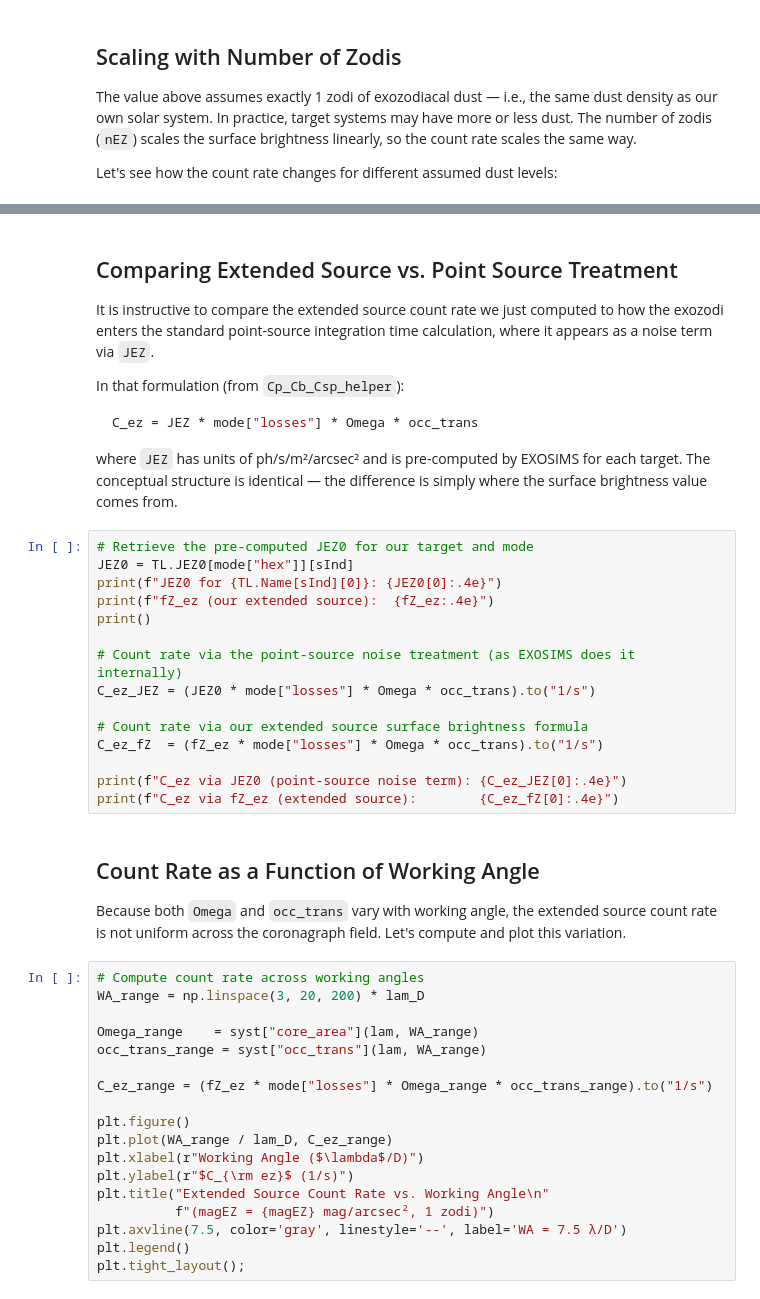
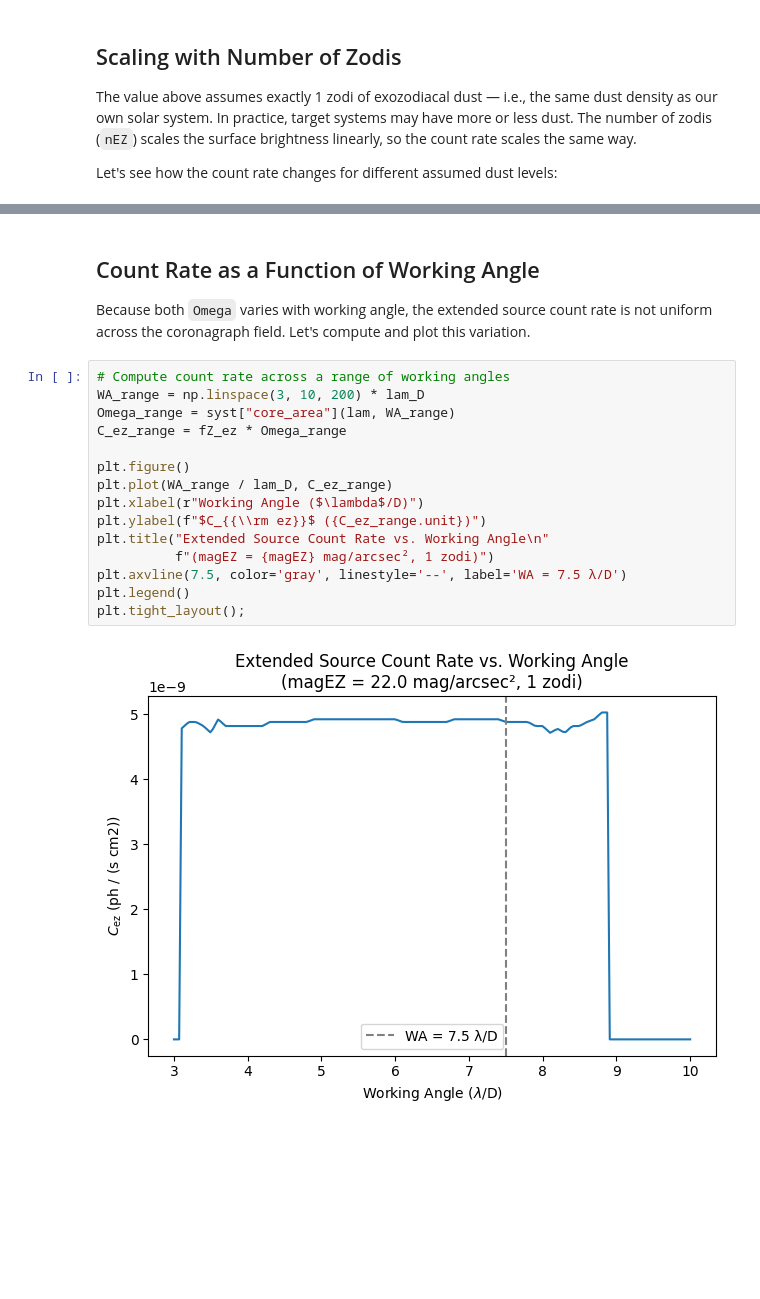
Before and after one commit to Hovik-Grigoryan/corgietc, a Jupyter notebook: Notebooks/09_Simulating_Extended_Source.ipynb, the cells around one changed output, grey strips where cells are left out. Drawn from its saved outputs; the diff is of its cells as text; blank space fills up the shorter version.

````diff
--- a/Notebooks/09_Simulating_Extended_Source.ipynb
+++ b/Notebooks/09_Simulating_Extended_Source.ipynb
@@ -268,47 +237,21 @@ NameError: name 'Obs' is not defined
-# %% [markdown]
-## Comparing Extended Source vs. Point Source Treatment
-
-It is instructive to compare the extended source count rate we just computed to how the exozodi enters the standard point-source integration time calculation, where it appears as a noise term via `JEZ`.
-
-In that formulation (from `Cp_Cb_Csp_helper`):
-```python
-C_ez = JEZ * mode["losses"] * Omega * occ_trans
-```
-where `JEZ` has units of ph/s/m²/arcsec² and is pre-computed by EXOSIMS for each target. The conceptual structure is identical — the difference is simply where the surface brightness value comes from.
-# %%
-# Retrieve the pre-computed JEZ0 for our target and mode
-JEZ0 = TL.JEZ0[mode["hex"]][sInd]
-print(f"JEZ0 for {TL.Name[sInd][0]}: {JEZ0[0]:.4e}")
-print(f"fZ_ez (our extended source):  {fZ_ez:.4e}")
-print()
-
-# Count rate via the point-source noise treatment (as EXOSIMS does it internally)
-C_ez_JEZ = (JEZ0 * mode["losses"] * Omega * occ_trans).to("1/s")
-
-# Count rate via our extended source surface brightness formula
-C_ez_fZ  = (fZ_ez * mode["losses"] * Omega * occ_trans).to("1/s")
-
-print(f"C_ez via JEZ0 (point-source noise term): {C_ez_JEZ[0]:.4e}")
-print(f"C_ez via fZ_ez (extended source):        {C_ez_fZ[0]:.4e}")
 # %% [markdown]
 ## Count Rate as a Function of Working Angle
 
-Because both `Omega` and `occ_trans` vary with working angle, the extended source count rate is not uniform across the coronagraph field. Let's compute and plot this variation.
+Because both `Omega` varies with working angle, the extended source count rate is not uniform across the coronagraph field. Let's compute and plot this variation.
 # %%
-# Compute count rate across working angles
-WA_range = np.linspace(3, 20, 200) * lam_D
-
-Omega_range    = syst["core_area"](lam, WA_range)
-occ_trans_range = syst["occ_trans"](lam, WA_range)
-
-C_ez_range = (fZ_ez * mode["losses"] * Omega_range * occ_trans_range).to("1/s")
+# Compute count rate across a range of working angles
+WA_range = np.linspace(3, 10, 200) * lam_D
+Omega_range = syst["core_area"](lam, WA_range)
+C_ez_range = fZ_ez * Omega_range
 
 plt.figure()
 plt.plot(WA_range / lam_D, C_ez_range)
 plt.xlabel(r"Working Angle ($\lambda$/D)")
-plt.ylabel(r"$C_{\rm ez}$ (1/s)")
+plt.ylabel(f"$C_{{\\rm ez}}$ ({C_ez_range.unit})")
 plt.title("Extended Source Count Rate vs. Working Angle\n"
           f"(magEZ = {magEZ} mag/arcsec², 1 zodi)")
 plt.axvline(7.5, color='gray', linestyle='--', label='WA = 7.5 λ/D')
 plt.legend()
 plt.tight_layout();
+# %% [output]
+[figure, added]
````
Also changed, not shown: parts of 15 cells of this notebook, 1 other file.
